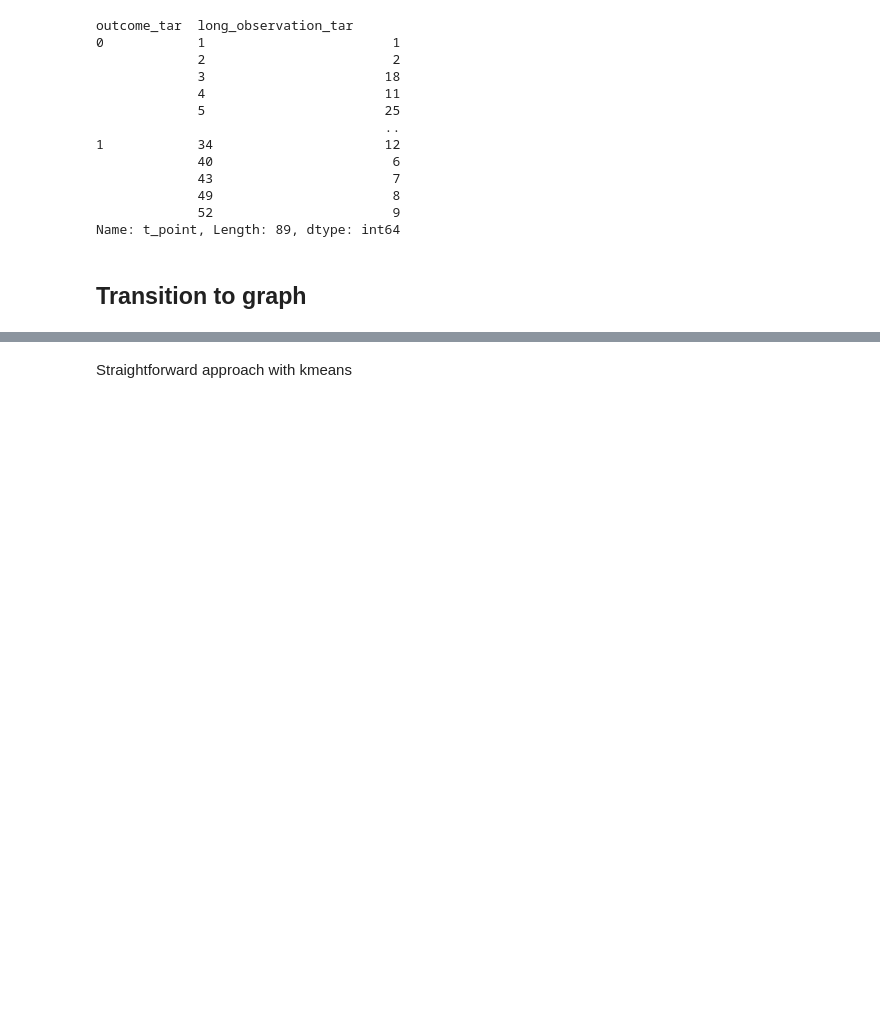
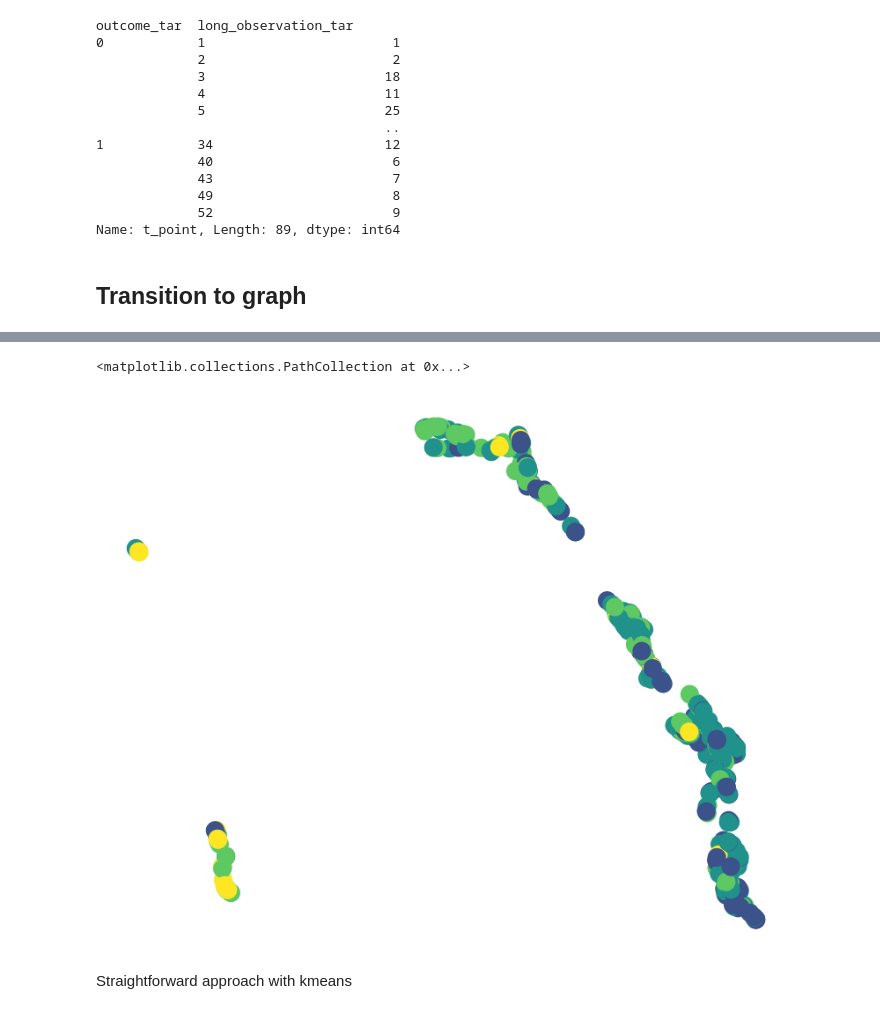
Before and after one commit to sophia-vdovkina/ehr-graph, a Jupyter notebook: notebooks/research.ipynb, the cells around one changed output, grey strips where cells are left out. Drawn from its saved outputs; the diff is of its cells as text; code cells hidden in the pictures; blank space fills up the shorter version.

Commit message:
added umap

```diff
--- a/notebooks/research.ipynb
+++ b/notebooks/research.ipynb
@@ -149,0 +200,15 @@ Name: t_point, Length: 89, dtype: int64
+# %%
+excluded = ['case']
+cols_to_keep = [c for c in new_df.columns if c not in excluded]
+arr = new_df.loc[:, cols_to_keep].values
+# %%
+import umap
+SEED = 3
+clusterable_embedding = umap.UMAP(
+    n_neighbors=5,
+    min_dist=0.0,
+    n_components=6,
+    random_state=SEED
+)
+clusterable_embedding.fit_transform(arr)
+embeddings = clusterable_embedding.embedding_
@@ -149,0 +231,15 @@ Name: t_point, Length: 89, dtype: int64
+# %%
+# configure plt
+fig, ax = plt.subplots(figsize=(10, 8))
+ax.axis('off')
+
+x = embeddings[:, 0]
+y = embeddings[:, 1]
+plt.scatter(x, y, c=new_df['Cтепень тяжести по КТ_dinam_fact'], s=200)
+
+# append real labels to UMAP points
+# for i, label in enumerate(df['Cтепень тяжести по КТ_dinam_fact']):
+#     ax.annotate(label, (x[i], y[i]))
+# %% [output]
+<matplotlib.collections.PathCollection at 0x...>
+[figure, added]
```
Also changed, not shown: parts of 18 cells of this notebook.
